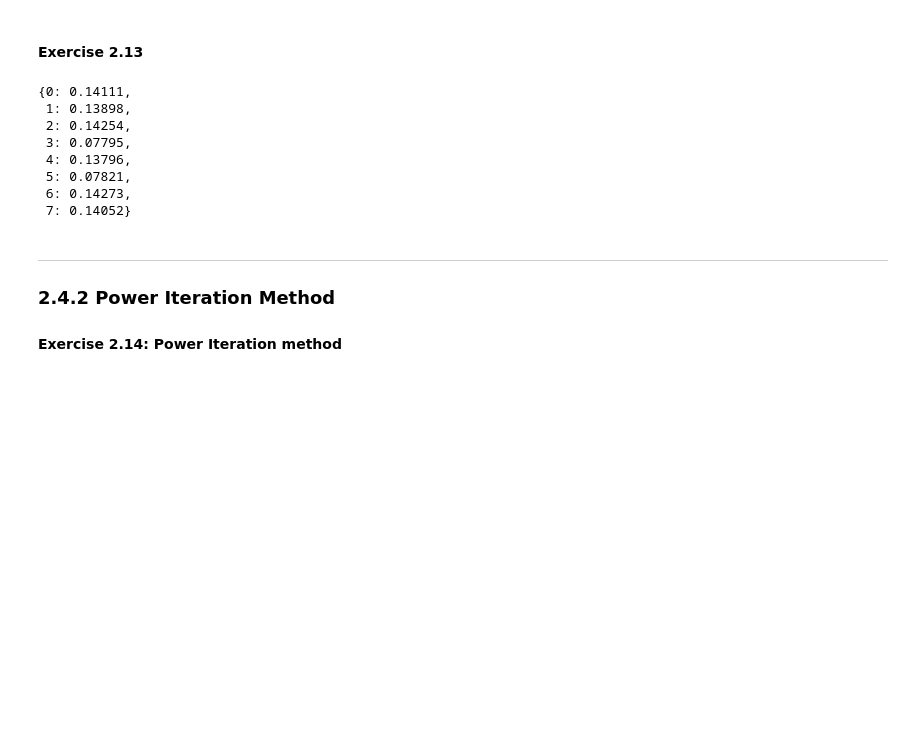
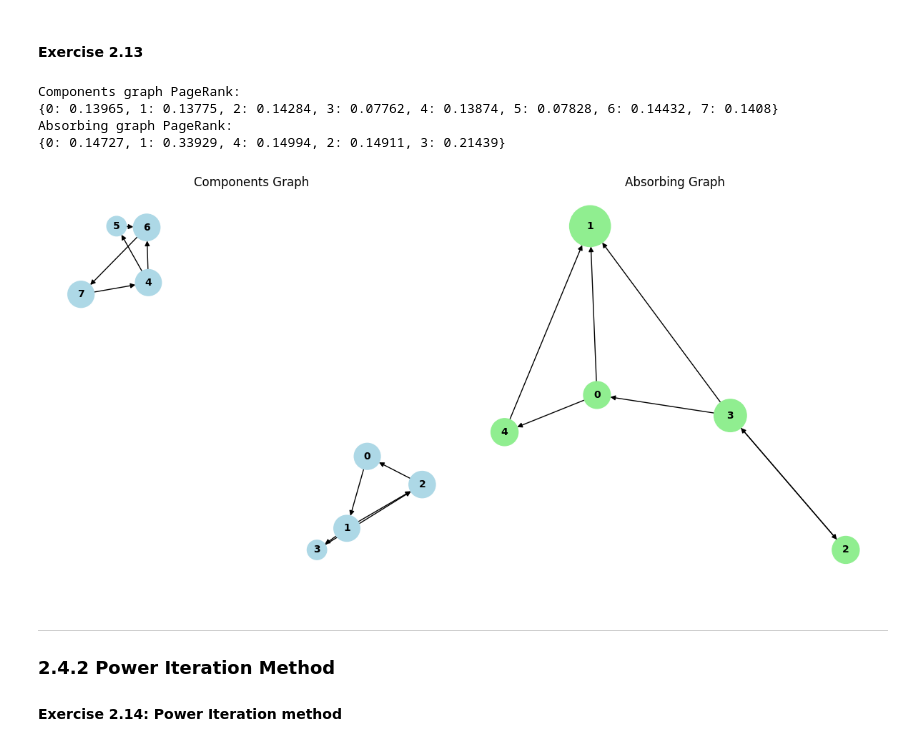
Before and after one commit to tomvrakking/ix-lab2-files-2025, a Jupyter notebook: assignment/ix-lab2-notebook-part4.ipynb, the cells around one changed output. Saved outputs shown, nothing was run; the diff lists cells and outputs as text; code cells hidden in the pictures; blank space fills up the shorter version.

```diff
--- a/assignment/ix-lab2-notebook-part4.ipynb
+++ b/assignment/ix-lab2-notebook-part4.ipynb
@@ -73,42 +106,67 @@ random_surfer(load_graph("../../ix-lab2-files-2025/data/components.graph"))
 ### Answers to the question:
 # Once we add random restarts and deal with dangling nodes, every node in the graph can be reached eventually, and no node has zero PageRank.
 # So yes it makes intuitive sense!
 
 ### Results:
 # components:
 # {0: 0.14117, 1: 0.13796, 2: 0.14318, 3: 0.0778, 4: 0.13783, 5: 0.07721, 6: 0.14381, 7: 0.14104}
 
 # absorbing:
 # {0: 0.14846, 1: 0.33943, 4: 0.14854, 2: 0.14939, 3: 0.21418}
 
 ### Code:
 
 def random_surfer(G, num_steps=100000, alpha=0.15):
     visit_count = {node: 0 for node in G.nodes()}
     nodes = list(G.nodes())
     current_node = np.random.choice(nodes)
 
     for _ in range(num_steps):
         visit_count[current_node] += 1
         if np.random.rand() < alpha or len(list(G.successors(current_node))) == 0:
             current_node = np.random.choice(G.nodes())  # random restart
         else:
             current_node = np.random.choice(list(G.successors(current_node)))
 
     # Normalization to get PageRank scores
     pagerank_scores = {node: count / num_steps for node, count in visit_count.items()}
     return pagerank_scores
 
-random_surfer(load_graph("../../ix-lab2-files-2025/data/components.graph"))
+# Run for components graph
+components_graph = load_graph("../../ix-lab2-files-2025/data/components.graph")
+components_pagerank = random_surfer(components_graph)
+print("Components graph PageRank:")
+print(components_pagerank)
+
+# Run for absorbing graph
+absorbing_graph = load_graph("../../ix-lab2-files-2025/data/absorbing.graph")
+absorbing_pagerank = random_surfer(absorbing_graph)
+print("Absorbing graph PageRank:")
+print(absorbing_pagerank)
+
+# Visualizing the graphs
+plt.figure(figsize=(12, 6))
+
+plt.subplot(121)
+nx.draw(components_graph, with_labels=True, node_color='lightblue',
+        node_size=[v*5000 for v in components_pagerank.values()],
+        font_size=10, font_weight='bold')
+plt.title("Components Graph")
+
+plt.subplot(122)
+nx.draw(absorbing_graph, with_labels=True, node_color='lightgreen',
+        node_size=[v*5000 for v in absorbing_pagerank.values()],
+        font_size=10, font_weight='bold')
+plt.title("Absorbing Graph")
+
+plt.tight_layout()
+plt.show()
 # %% [output]
-{0: 0.14111,
- 1: 0.13898,
- 2: 0.14254,
- 3: 0.07795,
- 4: 0.13796,
- 5: 0.07821,
- 6: 0.14273,
- 7: 0.14052}
+Components graph PageRank:
+{0: 0.13965, 1: 0.13775, 2: 0.14284, 3: 0.07762, 4: 0.13874, 5: 0.07828, 6: 0.14432, 7: 0.1408}
+Absorbing graph PageRank:
+{0: 0.14727, 1: 0.33929, 4: 0.14994, 2: 0.14911, 3: 0.21439}
+[figure, added]
 # %% [markdown]
 ---
 
```
Also changed, not shown: parts of 1 cell of this notebook, 1 other file.
